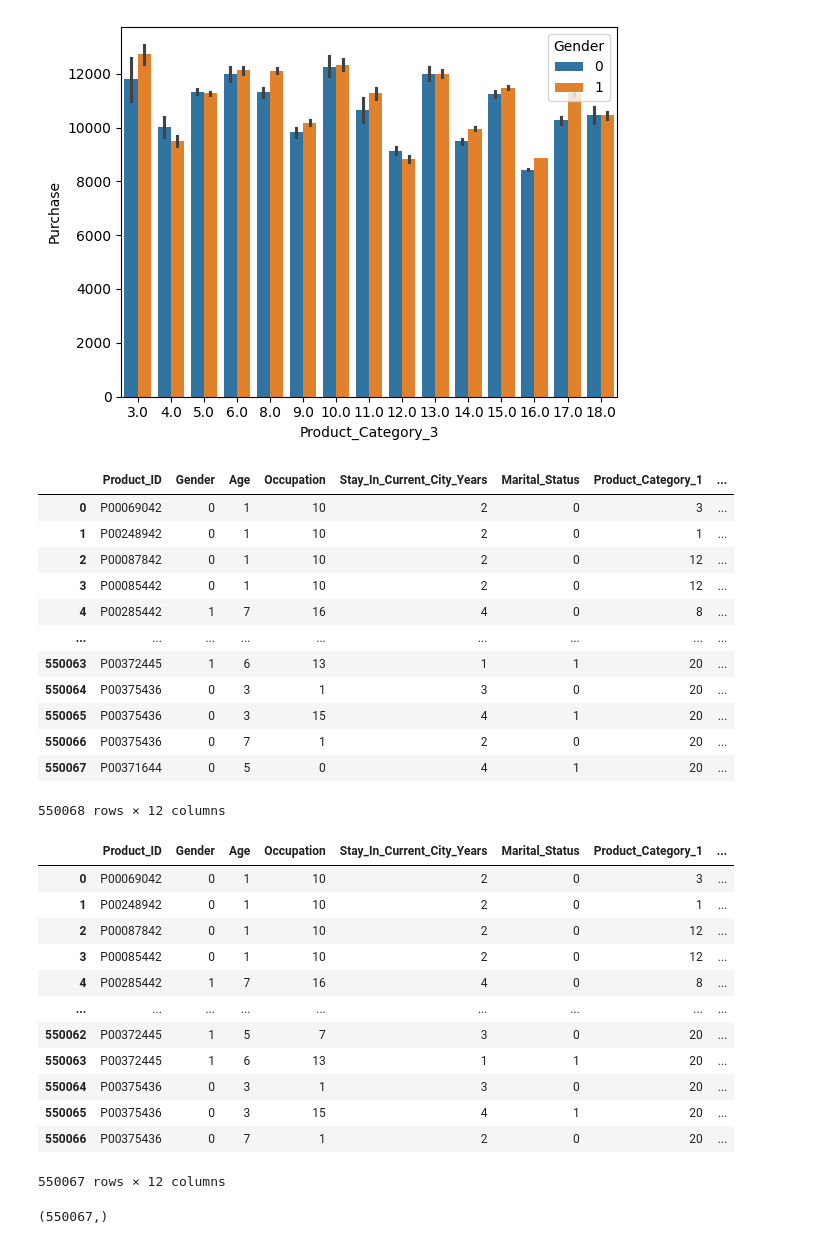
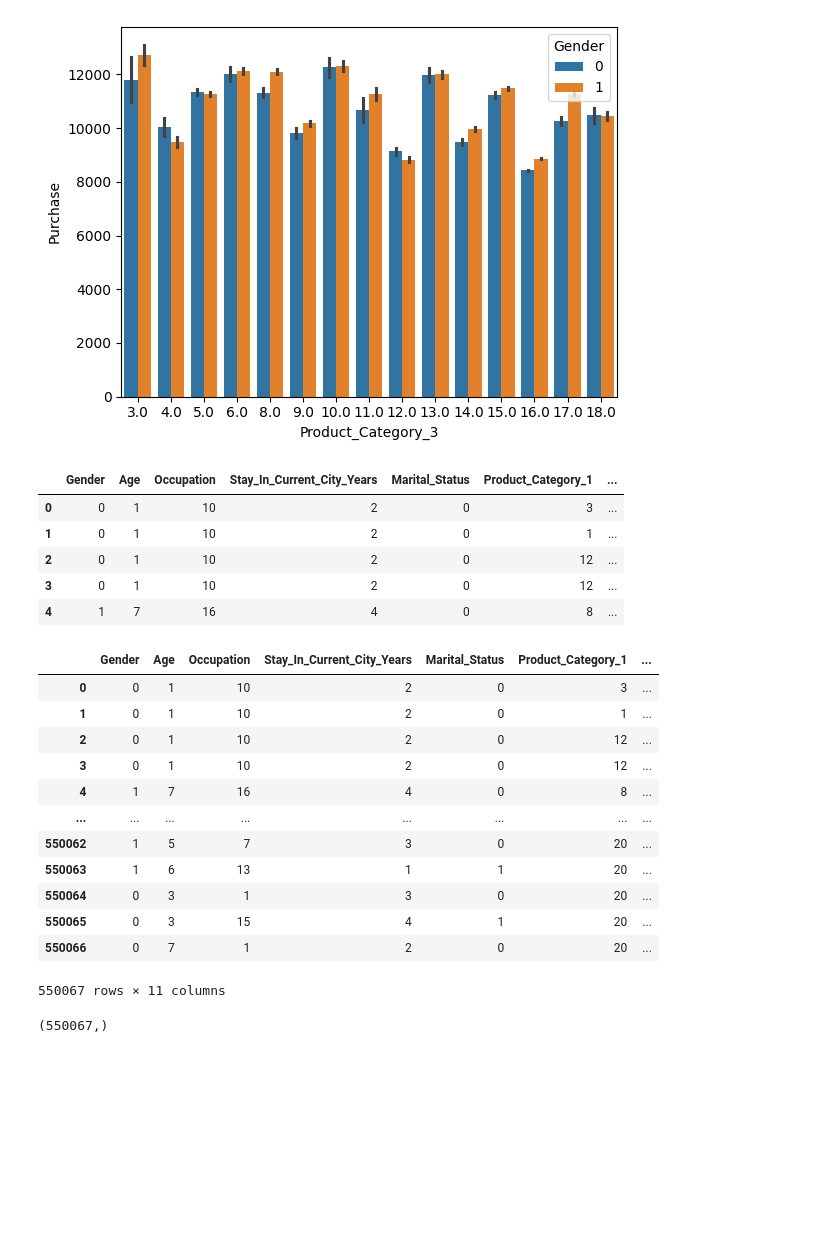
Before and after one commit to Ritesh2107/Data-Science, a Jupyter notebook: Black Friday/Black_friday.ipynb, the cells around one changed output. Saved outputs shown, nothing was run; the diff lists cells and outputs as text; code cells hidden in the pictures; blank space fills up the shorter version.

```diff
--- a/Black Friday/Black_friday.ipynb
+++ b/Black Friday/Black_friday.ipynb
@@ -12,8 +12,8 @@ import matplotlib.pyplot as plt
 import seaborn as sns
 import plotly.express as px
 # %%
-df_train = pd.read_csv('train.csv')
-df_test = pd.read_csv('test.csv')
+df_train = pd.read_csv('Dataaset/train.csv')
+df_test = pd.read_csv('Dataaset/test.csv')
 # %%
 df_train.head()
 # %% [output]
@@ -379,40 +379,37 @@ sns.barplot(data = df, x='Product_Category_3',y='Purchase', hue='Gender')
 # %%
 # Feature Scaling
 
 df_train = df[~df['Purchase'].isnull()]
 df_test = df['Purchase'].isnull()
-df_train
+
+df_train = df_train.drop(columns=['Product_ID'])
+df_test = df_test.drop(columns=['Product_ID'])
+
+df_train.head()
 # %% [output]
-|  | Product_ID | Gender | Age | Occupation | Stay_In_Current_City_Years | Marital_Status | Product_Category_1 | ... |
-| 0 | P00069042 | 0 | 1 | 10 | 2 | 0 | 3 | ... |
-| 1 | P00248942 | 0 | 1 | 10 | 2 | 0 | 1 | ... |
-| 2 | P00087842 | 0 | 1 | 10 | 2 | 0 | 12 | ... |
-| 3 | P00085442 | 0 | 1 | 10 | 2 | 0 | 12 | ... |
-| 4 | P00285442 | 1 | 7 | 16 | 4 | 0 | 8 | ... |
-| ... | ... | ... | ... | ... | ... | ... | ... | ... |
-| 550063 | P00372445 | 1 | 6 | 13 | 1 | 1 | 20 | ... |
-| 550064 | P00375436 | 0 | 3 | 1 | 3 | 0 | 20 | ... |
-| 550065 | P00375436 | 0 | 3 | 15 | 4 | 1 | 20 | ... |
-| 550066 | P00375436 | 0 | 7 | 1 | 2 | 0 | 20 | ... |
-| 550067 | P00371644 | 0 | 5 | 0 | 4 | 1 | 20 | ... |
+|  | Gender | Age | Occupation | Stay_In_Current_City_Years | Marital_Status | Product_Category_1 | ... |
+| 0 | 0 | 1 | 10 | 2 | 0 | 3 | ... |
+| 1 | 0 | 1 | 10 | 2 | 0 | 1 | ... |
+| 2 | 0 | 1 | 10 | 2 | 0 | 12 | ... |
+| 3 | 0 | 1 | 10 | 2 | 0 | 12 | ... |
+| 4 | 1 | 7 | 16 | 4 | 0 | 8 | ... |
-550068 rows × 12 columns
 # %%
 X= df_train[:-1]
 X
 # %% [output]
-|  | Product_ID | Gender | Age | Occupation | Stay_In_Current_City_Years | Marital_Status | Product_Category_1 | ... |
-| 0 | P00069042 | 0 | 1 | 10 | 2 | 0 | 3 | ... |
-| 1 | P00248942 | 0 | 1 | 10 | 2 | 0 | 1 | ... |
-| 2 | P00087842 | 0 | 1 | 10 | 2 | 0 | 12 | ... |
-| 3 | P00085442 | 0 | 1 | 10 | 2 | 0 | 12 | ... |
-| 4 | P00285442 | 1 | 7 | 16 | 4 | 0 | 8 | ... |
-| ... | ... | ... | ... | ... | ... | ... | ... | ... |
-| 550062 | P00372445 | 1 | 5 | 7 | 3 | 0 | 20 | ... |
-| 550063 | P00372445 | 1 | 6 | 13 | 1 | 1 | 20 | ... |
-| 550064 | P00375436 | 0 | 3 | 1 | 3 | 0 | 20 | ... |
-| 550065 | P00375436 | 0 | 3 | 15 | 4 | 1 | 20 | ... |
-| 550066 | P00375436 | 0 | 7 | 1 | 2 | 0 | 20 | ... |
+|  | Gender | Age | Occupation | Stay_In_Current_City_Years | Marital_Status | Product_Category_1 | ... |
+| 0 | 0 | 1 | 10 | 2 | 0 | 3 | ... |
+| 1 | 0 | 1 | 10 | 2 | 0 | 1 | ... |
+| 2 | 0 | 1 | 10 | 2 | 0 | 12 | ... |
+| 3 | 0 | 1 | 10 | 2 | 0 | 12 | ... |
+| 4 | 1 | 7 | 16 | 4 | 0 | 8 | ... |
+| ... | ... | ... | ... | ... | ... | ... | ... |
+| 550062 | 1 | 5 | 7 | 3 | 0 | 20 | ... |
+| 550063 | 1 | 6 | 13 | 1 | 1 | 20 | ... |
+| 550064 | 0 | 3 | 1 | 3 | 0 | 20 | ... |
+| 550065 | 0 | 3 | 15 | 4 | 1 | 20 | ... |
+| 550066 | 0 | 7 | 1 | 2 | 0 | 20 | ... |
-550067 rows × 12 columns
+550067 rows × 11 columns
 # %%
 y=df_train['Purchase']
 y.shape
```
Also changed, not shown: parts of 5 cells of this notebook.
